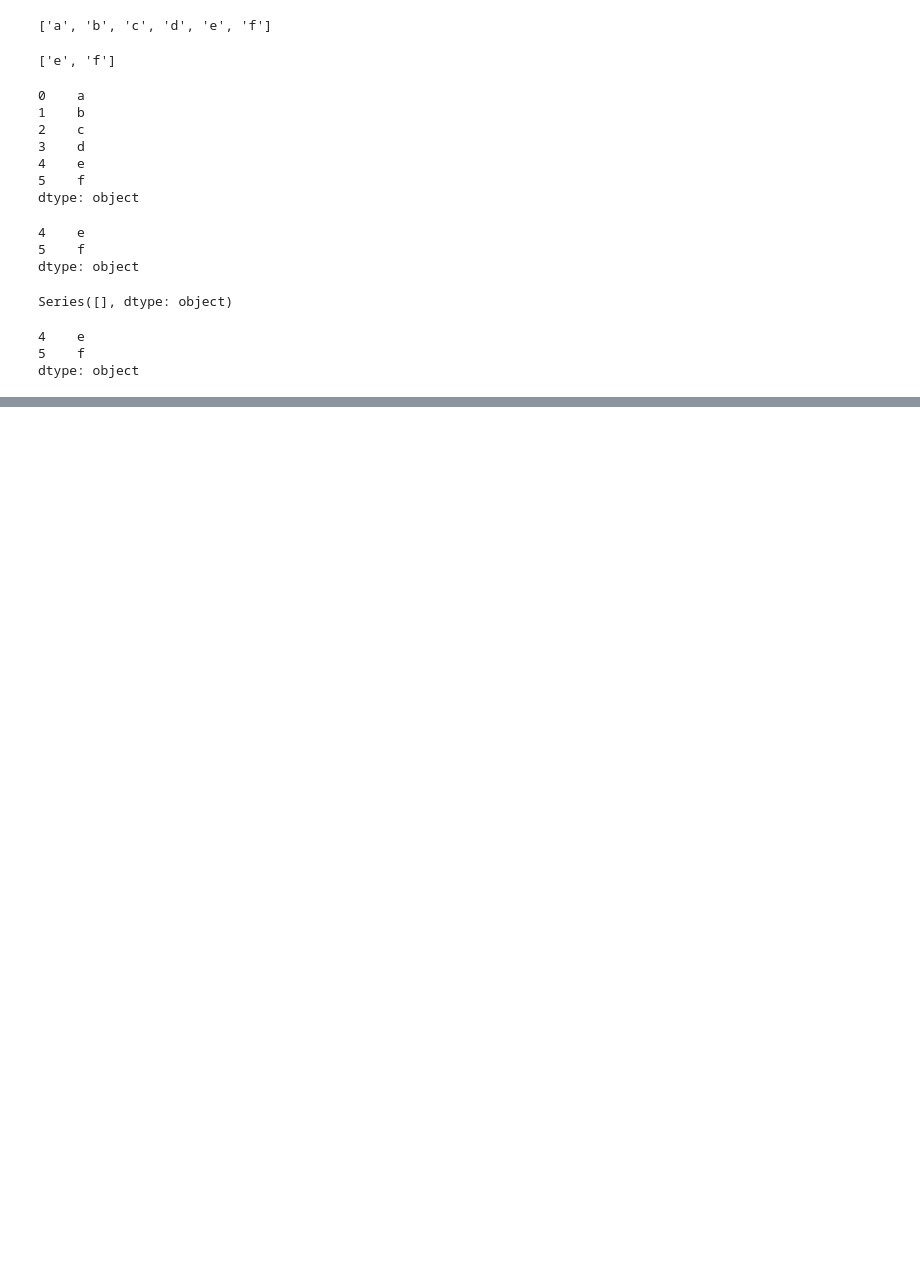
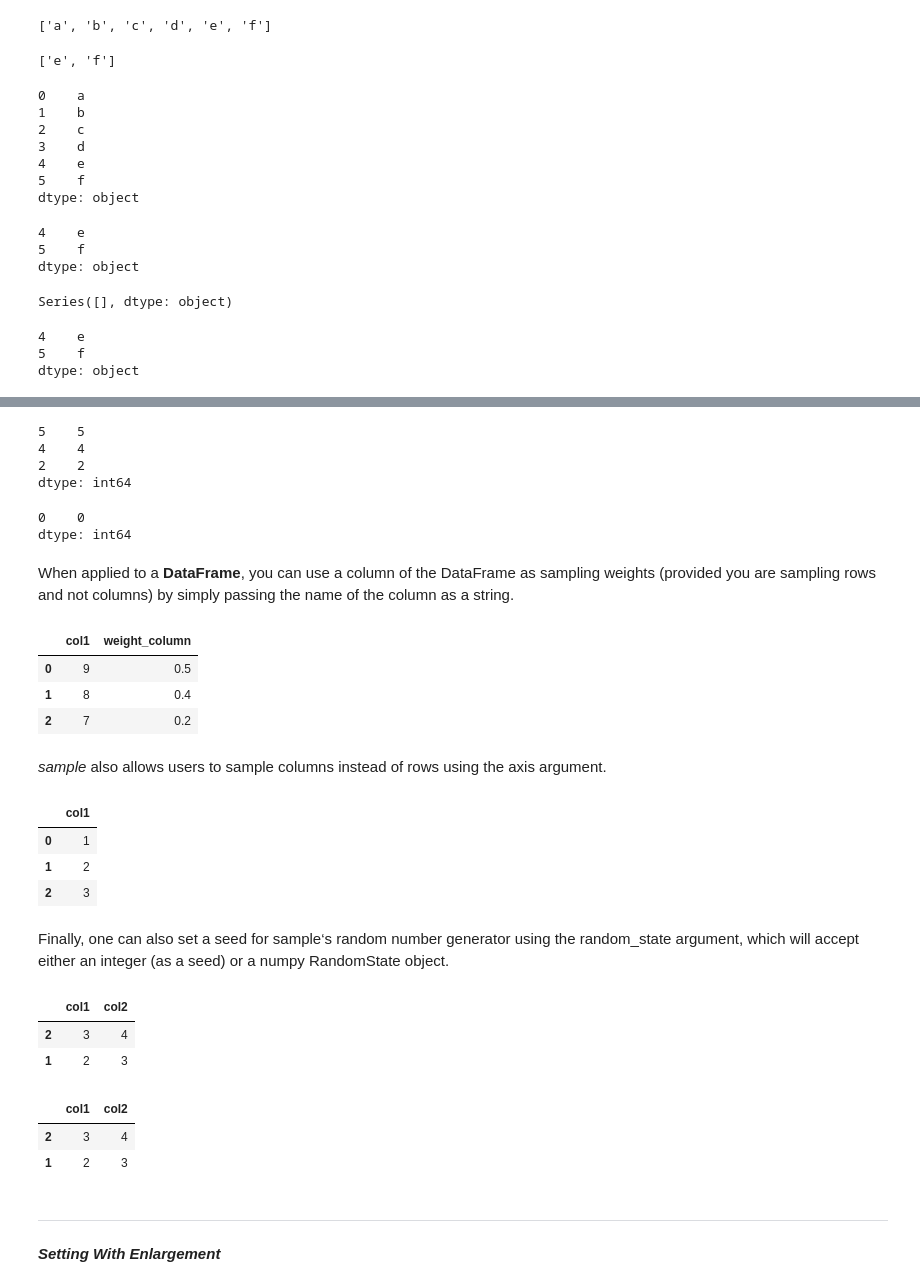
Before and after one commit to devdjan/Basic_python, a Jupyter notebook: Pandas/indexing_data.ipynb, the cells around one changed output, grey strips where cells are left out. Saved outputs shown, nothing was run; the diff lists cells and outputs as text; code cells hidden in the pictures; blank space fills up the shorter version.

```diff
--- a/Pandas/indexing_data.ipynb
+++ b/Pandas/indexing_data.ipynb
@@ -575,0 +747,7 @@ Name: A, dtype: float64
+# %%
+s.sample(n=3, weights=example_weights)
+# %% [output]
+5    5
+4    4
+2    2
+dtype: int64
@@ -575,0 +757,18 @@ Name: A, dtype: float64
+# %%
+s.sample(n=1, weights=example_weights2)
+# %% [output]
+0    0
+dtype: int64
+# %% [markdown]
+When applied to a **DataFrame**, you can use a column of the DataFrame as sampling weights (provided you are sampling rows and not columns) by simply passing the name of the column as a string.
+# %%
+df2 = pd.DataFrame({'col1':[9,8,7,6], 'weight_column':[0.5, 0.4, 0.2, 0]})
+# %%
+df2.sample(n = 3, weights = 'weight_column')
+# %% [output]
+|  | col1 | weight_column |
+| 0 | 9 | 0.5 |
+| 1 | 8 | 0.4 |
+| 2 | 7 | 0.2 |
+# %% [markdown]
+*sample* also allows users to sample columns instead of rows using the axis argument.
@@ -575,0 +777,9 @@ Name: A, dtype: float64
+# %%
+df3.sample(n=1, axis=1)
+# %% [output]
+|  | col1 |
+| 0 | 1 |
+| 1 | 2 |
+| 2 | 3 |
+# %% [markdown]
+Finally, one can also set a seed for sample‘s random number generator using the random_state argument, which will accept either an integer (as a seed) or a numpy RandomState object.
@@ -575,0 +788,17 @@ Name: A, dtype: float64
+# %%
+# With a givern seed. the sample will always draw the same rows
+df4.sample(n=2, random_state=2)
+# %% [output]
+|  | col1 | col2 |
+| 2 | 3 | 4 |
+| 1 | 2 | 3 |
+# %%
+df4.sample(n=2, random_state=2)
+# %% [output]
+|  | col1 | col2 |
+| 2 | 3 | 4 |
+| 1 | 2 | 3 |
+# %% [markdown]
+----
+# %% [markdown]
+***Setting With Enlargement***
```
Also changed, not shown: parts of 84 cells of this notebook.
